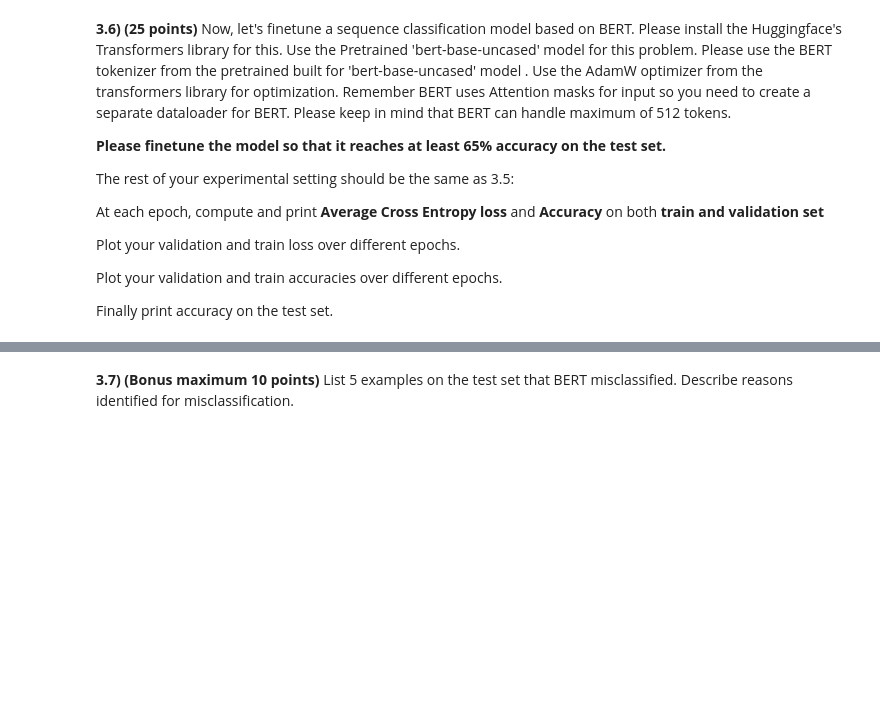
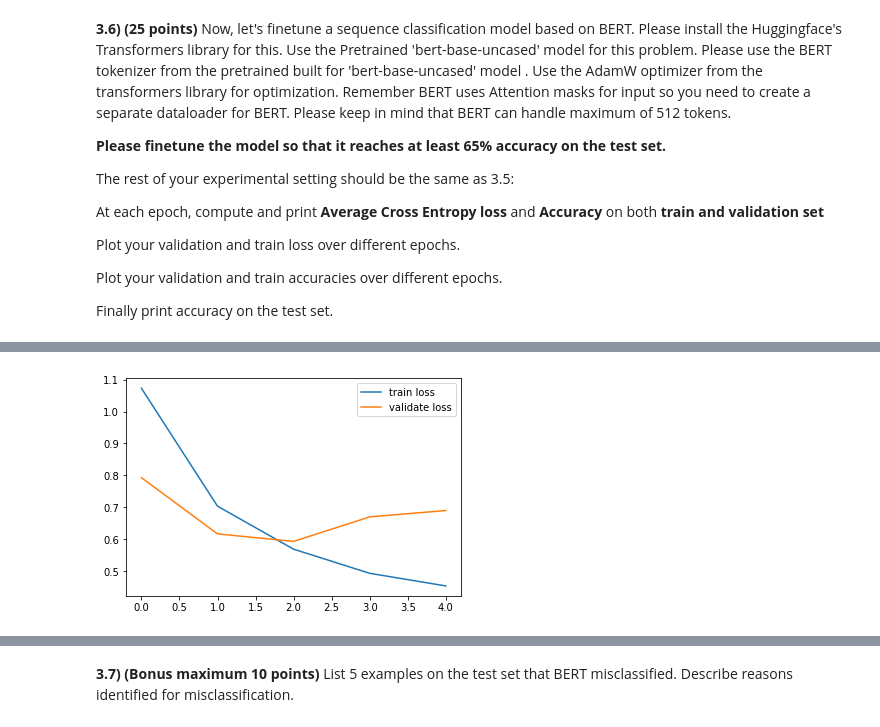
Before and after one commit to ChaojieZhang-cz/DL_HW3, a Jupyter notebook: HW3-ChaojieZhang-Copy1.ipynb, the cells around one changed output, grey strips where cells are left out. Cells and saved outputs as stored; diff of their text form; code cells hidden in the pictures; blank space fills up the shorter version.

```diff
--- a/HW3-ChaojieZhang-Copy1.ipynb
+++ b/HW3-ChaojieZhang-Copy1.ipynb
@@ -398,7 +452,7 @@ def pad_collate(batch):
     masks_tensors = masks_tensors.masked_fill(tokens_tensors != 0, 1)
     return torch.as_tensor(tokens_tensors), torch.as_tensor(x_lens), masks_tensors, torch.LongTensor(yy)
 # %%
-BATCH_SIZE = 32
+BATCH_SIZE = 2
 train_loader = DataLoader(BERT_Dataset(train_data),
                           batch_size=BATCH_SIZE,
                           shuffle=True,
@@ -407,15 +461,21 @@ val_loader = DataLoader(BERT_Dataset(val_data),
                          batch_size=BATCH_SIZE,
                          shuffle=True,
                          collate_fn = pad_collate)
+test_loader = DataLoader(BERT_Dataset(test_data),
+                         batch_size=BATCH_SIZE,
+                         shuffle=True,
+                         collate_fn = pad_collate)
 # %%
-def train(model, train_loader=train_loader, val_loader=val_loader, learning_rate=0.001, num_epoch=10):
+seed_torch(seed=2020)
+def train(model, train_loader=train_loader, val_loader=val_loader, learning_rate=1e-5, num_epoch=10):
     start_time = time.time()
     loss_fn = nn.CrossEntropyLoss()
-    optimizer = torch.optim.Adam(model.parameters(), lr=learning_rate, weight_decay=10**(-5))
+    optimizer = torch.optim.Adam(model.parameters(), lr=learning_rate, weight_decay=1e-8)
     train_loss_return = []
     train_acc_return = []
     val_loss_return = []
     val_acc_return = []
+    best_acc = 0
 
     for epoch in range(num_epoch):
         # Training steps
@@ -434,7 +494,8 @@ def train(model, train_loader=train_loader, val_loader=val_loader, learning_rate
             total += labels.size(0)
             correct += (pred == labels).sum()
             model.zero_grad()
-            loss = loss_fn(outputs.squeeze(), labels)
+            #loss = loss_fn(outputs.squeeze(), labels)
+            loss = model(data, attention_mask = masks, labels=labels)[0]
             train_loss_list.append(loss.item())
             loss.backward()
             optimizer.step()
@@ -443,7 +504,7 @@ def train(model, train_loader=train_loader, val_loader=val_loader, learning_rate
         train_acc_return.append(acc)
         train_loss_every_epoch = np.average(train_loss_list)
         train_loss_return.append(train_loss_every_epoch)
-        print('----------Epoch{:2d}/{:2d}----------'.format(epoch,num_epoch))
+        print('----------Epoch{:2d}/{:2d}----------'.format(epoch+1,num_epoch))
         print('Train set | Loss: {:6.4f} | Accuracy: {:4.2f}% '.format(train_loss_every_epoch, acc))
 
         # Evaluate after every epochh
@@ -456,8 +517,9 @@ def train(model, train_loader=train_loader, val_loader=val_loader, learning_rate
         with torch.no_grad():
             for i, (data, data_len, masks, labels) in enumerate(val_loader):
                 data,data_len,masks,labels=data.to(device),data_len.to(device),masks.to(device),labels.to(device)
-                outputs = model(data, attention_mask = masks)[0]
-                loss = loss_fn(outputs.squeeze(), labels)
+                outputs = model(data)[0]
+                #loss = loss_fn(outputs.squeeze(), labels)
+                loss = model(data, attention_mask = masks, labels=labels)[0]
                 val_loss_list.append(loss.item())
                 pred = outputs.data.max(-1)[1]
                 predictions += list(pred.cpu().numpy())
@@ -469,8 +531,13 @@ def train(model, train_loader=train_loader, val_loader=val_loader, learning_rate
             val_acc_return.append(acc)
             val_loss_every_epoch = np.average(val_loss_list)
             val_loss_return.append(val_loss_every_epoch)
+            if acc > best_acc:
+                best_acc = acc
+                best_model_wts = model.state_dict()
             elapse = time.strftime('%H:%M:%S', time.gmtime(int((time.time() - start_time))))
-            print('Test set | Loss: {:6.4f} | AUC: {:4.2f}% | time elapse: {:>9}'.format(val_loss_every_epoch, acc,elapse))
-    return model,train_loss_return,train_acc_return,val_loss_return,val_acc_return
+            print('Test set | Loss: {:6.4f} | Accuracy: {:4.2f}% | time elapse: {:>9}'.format(val_loss_every_epoch, acc,elapse))
+    return model,train_loss_return,train_acc_return,val_loss_return,val_acc_return,best_model_wts
 # %%
-model_BERT = transformers.modeling_bert.BertForSequenceClassification.from_pretrained("bert-base-uncased", num_labels=5)
+model_BERT = transformers.modeling_bert.BertForSequenceClassification.from_pretrained("bert-base-uncased", num_labels=5).to(device)
+# %%
+model,train_loss,train_acc,val_loss,val_acc,best_model_wts = train(model_BERT,num_epoch=5)
@@ -476,0 +560,9 @@ model_BERT = transformers.modeling_bert.BertForSequenceClassification.from_pretr
+# %%
+import matplotlib.pyplot as plt
+fig, ax = plt.subplots()
+line1, = ax.plot(train_loss,label='train loss')
+line2, = ax.plot(val_loss,label='validate loss')
+ax.legend()
+plt.show()
+# %% [output]
+[figure, added]
```
Also changed, not shown: parts of 16 cells of this notebook.
